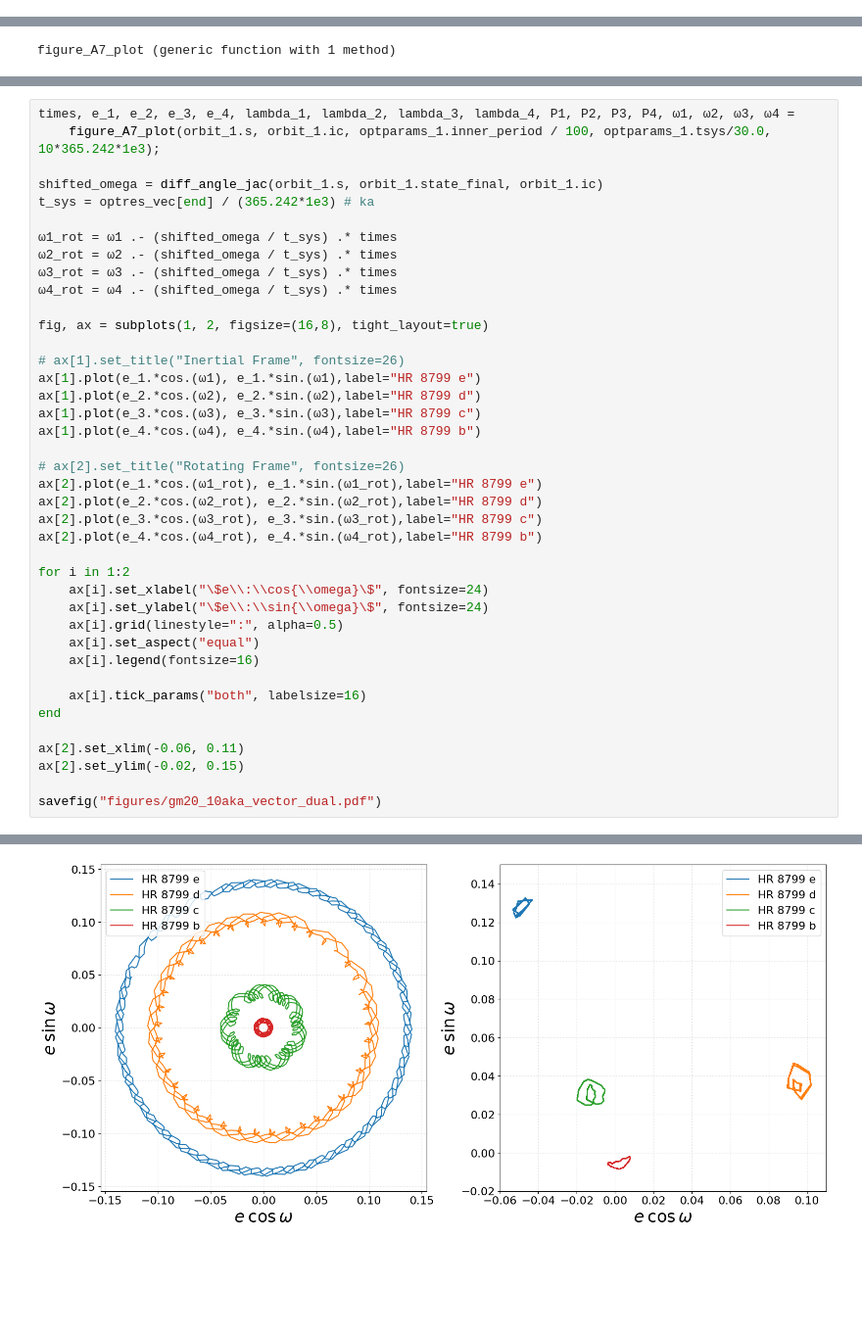
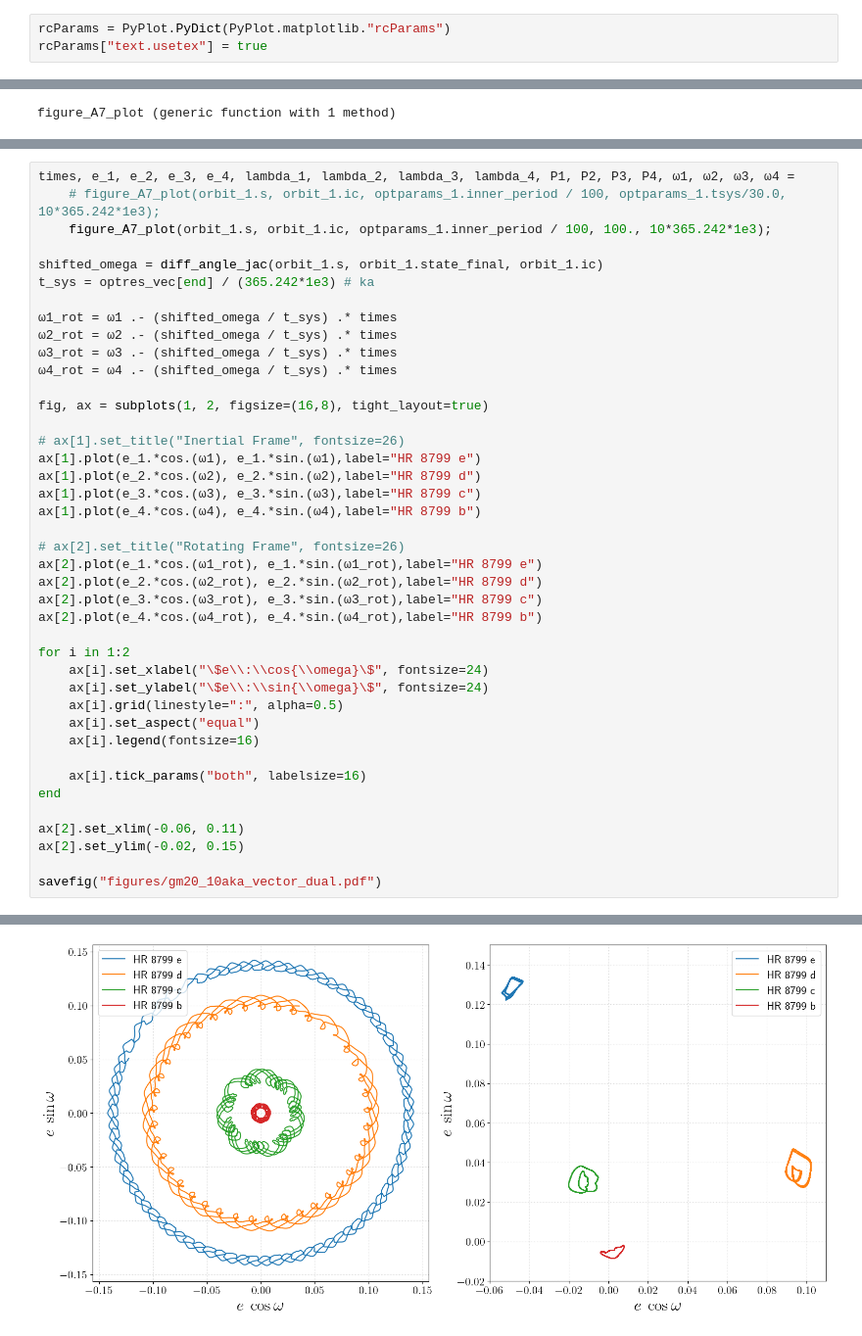
Before and after one commit to tnw-chatc/PeriodicOrbitTTV.jl, a Jupyter notebook: examples/hr8799_val_pretty.ipynb, the cells around one changed output, grey strips where cells are left out. Shown at 98% size. Cells and saved outputs as stored; diff of their text form; blank space fills up the shorter version.

Commit message:
Update figures to accurately reflect data

```diff
--- a/examples/hr8799_val_pretty.ipynb
+++ b/examples/hr8799_val_pretty.ipynb
@@ -13,3 +9,6 @@ using Statistics
 First, I reran the original GM20 script and then extracted cartesian pos/vel.
 
 The cell below is the values I got from the rebound. I copied the parameters directly from `rebound`. My only modification is that I set the star mass to 1.0 instead of 1.52 (and planet masses accordingly) so we don't have to scale sma or period.
+# %%
+rcParams = PyPlot.PyDict(PyPlot.matplotlib."rcParams")
+rcParams["text.usetex"] = true
@@ -330,6 +333,7 @@ M4: -47.68177069297974
 # %%
 times, e_1, e_2, e_3, e_4, lambda_1, lambda_2, lambda_3, lambda_4, P1, P2, P3, P4, ω1, ω2, ω3, ω4 =
-    figure_A7_plot(orbit_1.s, orbit_1.ic, optparams_1.inner_period / 100, optparams_1.tsys/30.0, 10*365.242*1e3);
+    # figure_A7_plot(orbit_1.s, orbit_1.ic, optparams_1.inner_period / 100, optparams_1.tsys/30.0, 10*365.242*1e3);
+    figure_A7_plot(orbit_1.s, orbit_1.ic, optparams_1.inner_period / 100, 100., 10*365.242*1e3);
 
 shifted_omega = diff_angle_jac(orbit_1.s, orbit_1.state_final, orbit_1.ic)
 t_sys = optres_vec[end] / (365.242*1e3) # ka
@@ -373 +377 @@ n_steps = convert(Int, timemax ÷ timestep) = 589
-[figure, old version]
+[figure, new version]
```
Also changed, not shown: parts of 9 cells of this notebook, 1 other file.
